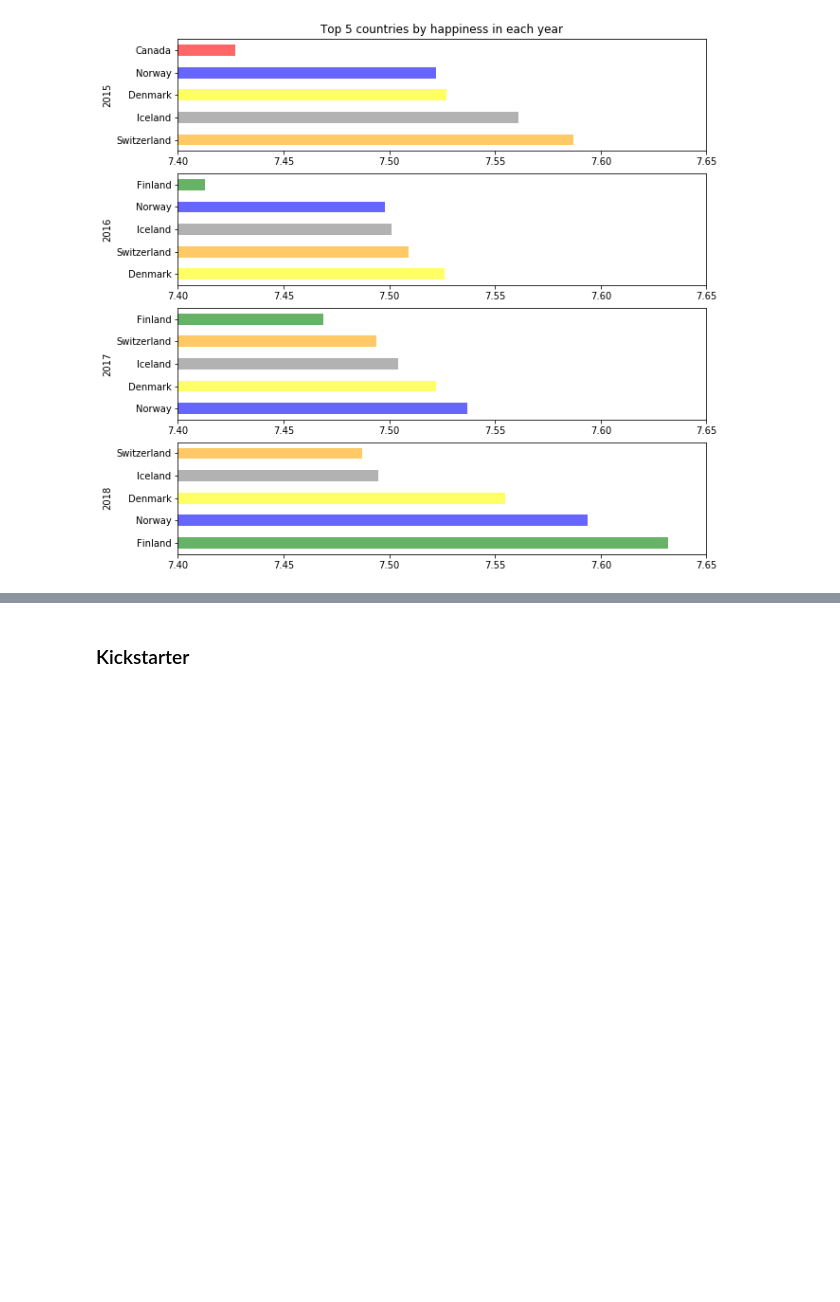
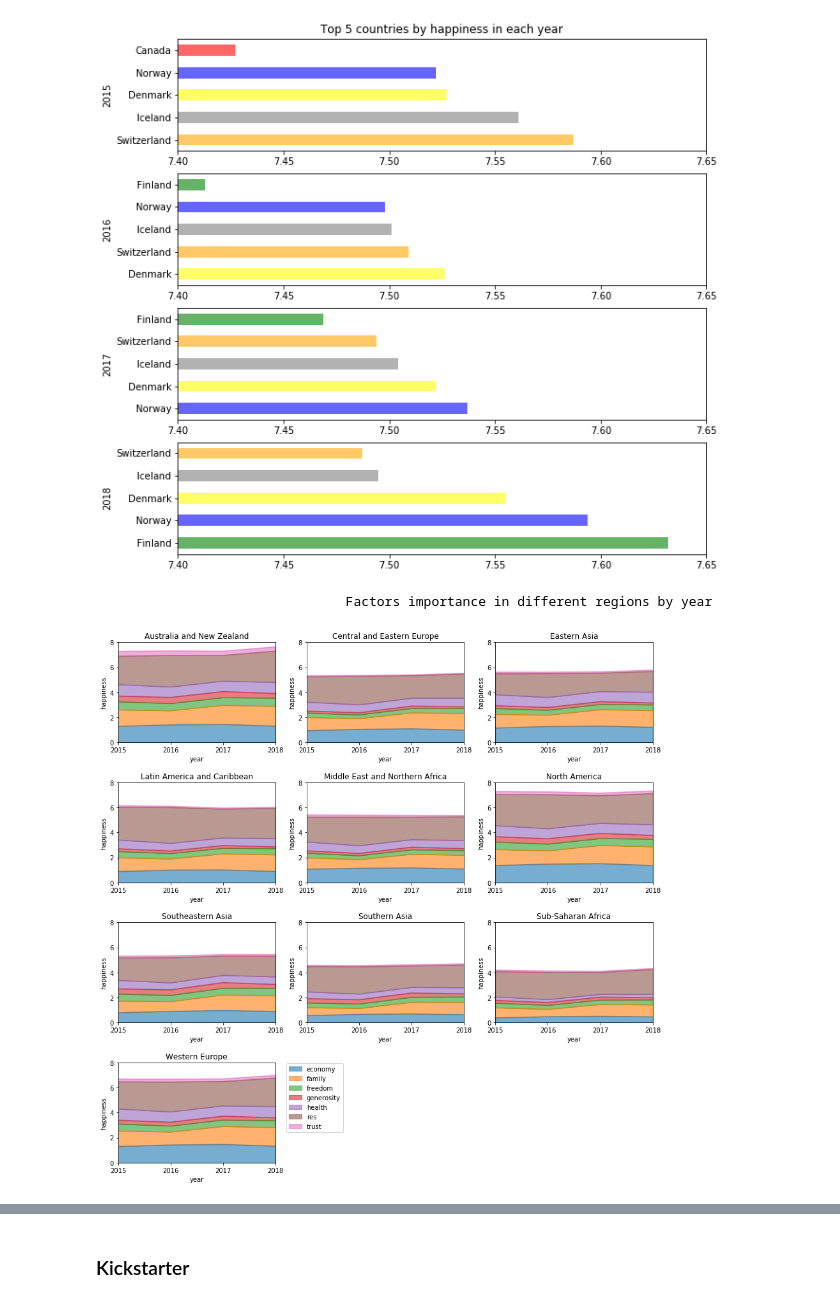
Before and after one commit to PonyCony/happy_kickstarters, a Jupyter notebook: Happy_Kickstarters.ipynb, the cells around one changed output, grey strips where cells are left out. Cells and saved outputs as stored; diff of their text form; code cells hidden in the pictures; blank space fills up the shorter version.

```diff
--- a/Happy_Kickstarters.ipynb
+++ b/Happy_Kickstarters.ipynb
@@ -295,3 +394,28 @@ for n in range(4):
 plt.show()
 # %% [output]
 [figure]
+# %%
+def region_byfactor(d, ylim, ylab, title):
+    i=0
+    countries = d.index.get_level_values(0).unique()
+    plt.figure(1, figsize=(15,15))
+    print('\t\t\t',title)
+    for c in countries:
+        plt.subplot(4,3,i+1)
+        d.loc[c].plot(kind='area', alpha=0.6, stacked=True, ylim=ylim, ax=plt.gca())
+        plt.title(c)
+        plt.legend().set_visible(False)
+        plt.xticks(ticks=range(2015,2019))
+        plt.ylabel(ylab)
+        i +=1
+
+    plt.legend(loc='center', bbox_to_anchor=(1.25, 0.65))
+    plt.subplots_adjust(hspace=0.4, wspace=0.2)
+# %%
+d = hap.pivot_table(index=['region', 'year'], aggfunc='mean',
+            values=['economy', 'family', 'health', 'freedom', 'trust', 'generosity', 'res'])
+
+region_byfactor(d, ylim=(0,8), ylab='happiness', title='\tFactors importance in different regions by year')
+# %% [output]
+                                Factors importance in different regions by year
+[figure, added]
```
Also changed, not shown: parts of 23 cells of this notebook.
